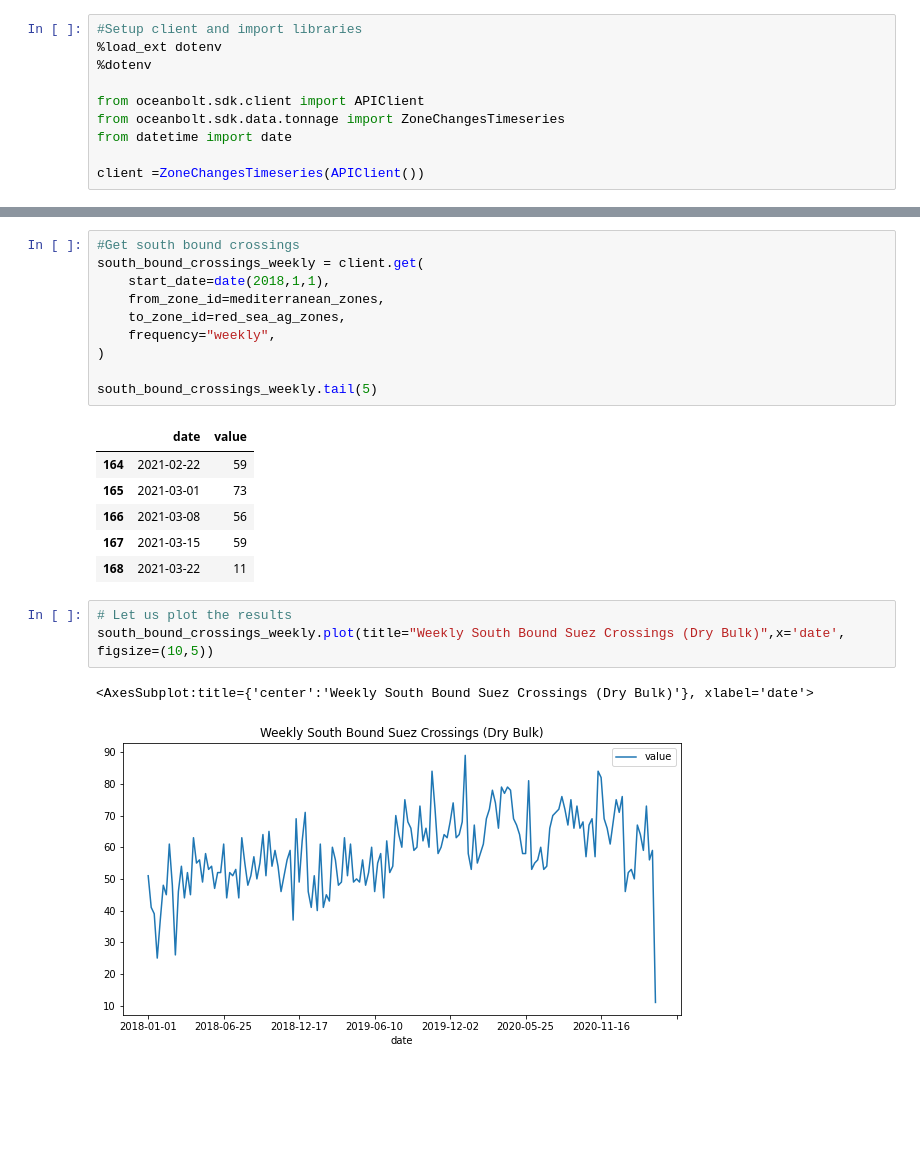
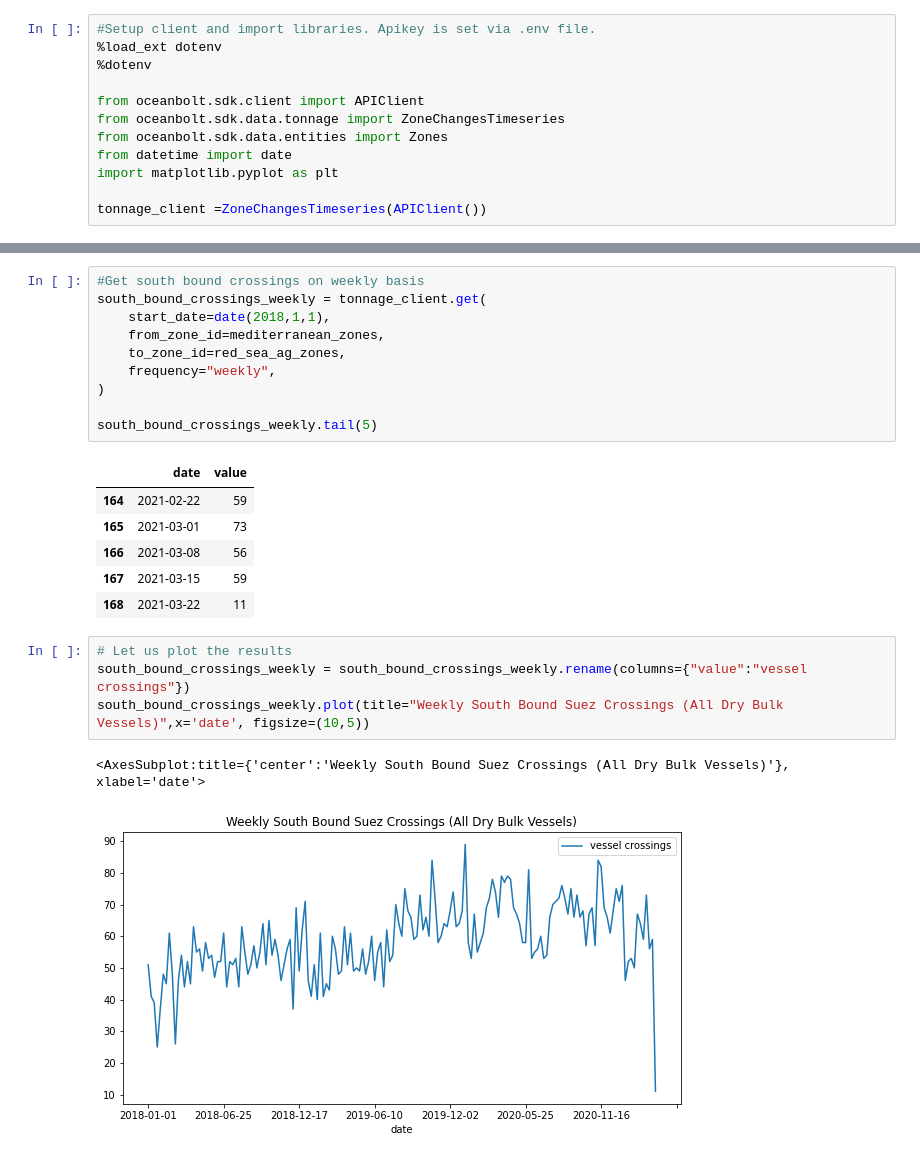
Before and after one commit to oceanbolt/oceanbolt-python-sdk, a Jupyter notebook: docs/examples/14_suez_canal_passings.ipynb, the cells around one changed output, grey strips where cells are left out. Cells and saved outputs as stored; diff of their text form; blank space fills up the shorter version.

Commit message:
fix suez workbook

```diff
--- a/docs/examples/14_suez_canal_passings.ipynb
+++ b/docs/examples/14_suez_canal_passings.ipynb
@@ -6,10 +6,12 @@ to the count number of vessels that have passed through Suez in the recent time
 # %%
-#Setup client and import libraries
+#Setup client and import libraries. Apikey is set via .env file.
 %load_ext dotenv
 %dotenv
 
 from oceanbolt.sdk.client import APIClient
 from oceanbolt.sdk.data.tonnage import ZoneChangesTimeseries
+from oceanbolt.sdk.data.entities import Zones
 from datetime import date
+import matplotlib.pyplot as plt
 
-client =ZoneChangesTimeseries(APIClient())
+tonnage_client =ZoneChangesTimeseries(APIClient())
@@ -52,6 +108,6 @@ south_bound_crossings.pivot(
 # %%
-#Get south bound crossings
-south_bound_crossings_weekly = client.get(
+#Get south bound crossings on weekly basis
+south_bound_crossings_weekly = tonnage_client.get(
     start_date=date(2018,1,1),
     from_zone_id=mediterranean_zones,
     to_zone_id=red_sea_ag_zones,
@@ -68,8 +124,9 @@ south_bound_crossings_weekly.tail(5)
 | 168 | 2021-03-22 | 11 |
 # %%
 # Let us plot the results
-south_bound_crossings_weekly.plot(title="Weekly South Bound Suez Crossings (Dry Bulk)",x='date', figsize=(10,5))
+south_bound_crossings_weekly = south_bound_crossings_weekly.rename(columns={"value":"vessel crossings"})
+south_bound_crossings_weekly.plot(title="Weekly South Bound Suez Crossings (All Dry Bulk Vessels)",x='date', figsize=(10,5))
 # %% [output]
-<AxesSubplot:title={'center':'Weekly South Bound Suez Crossings (Dry Bulk)'}, xlabel='date'>
+<AxesSubplot:title={'center':'Weekly South Bound Suez Crossings (All Dry Bulk Vessels)'}, xlabel='date'>
-[figure, old version]
+[figure, new version]
 # %%
```
Also changed, not shown: parts of 12 cells of this notebook, 4 other files.
